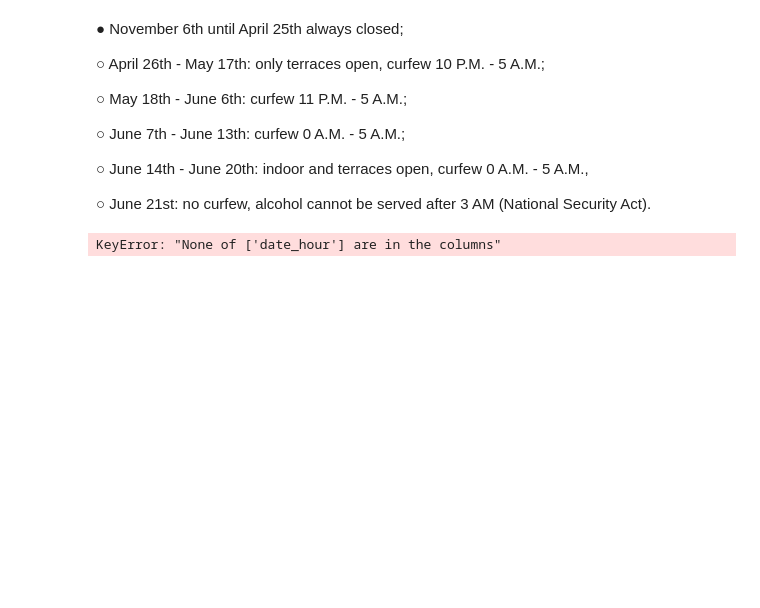
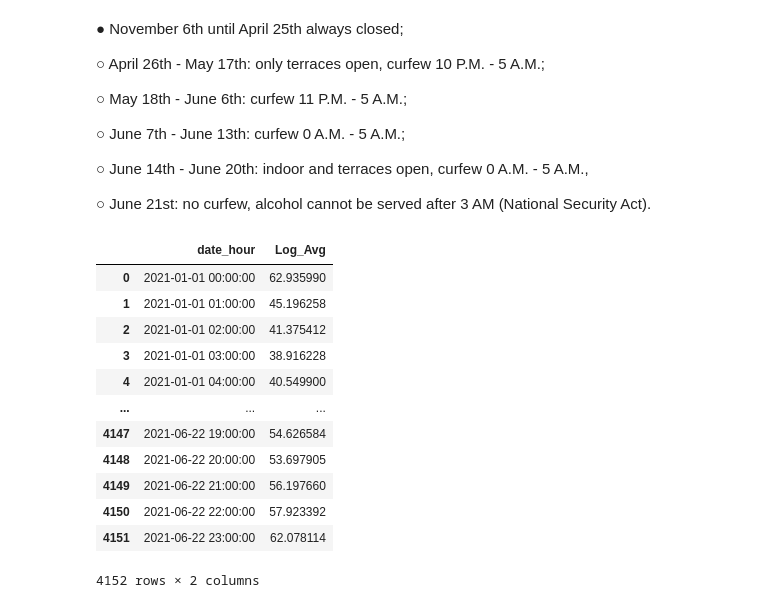
Before and after one commit to McNickSisto/world_data_league, a Jupyter notebook: stage_final/sisto_evaluating_impact.ipynb, the cells around one changed output. Cells and saved outputs as stored; diff of their text form; code cells hidden in the pictures; blank space fills up the shorter version.

```diff
--- a/stage_final/sisto_evaluating_impact.ipynb
+++ b/stage_final/sisto_evaluating_impact.ipynb
@@ -130,6 +130,3 @@ df_noise_2021
 | 4150 | 2021-06-22 | 22 | 54.5 | 55.6 | 63.9 | 2021-06-22 22:00:00 | 1 | 57.923392 |
 | 4151 | 2021-06-22 | 23 | 61.2 | 58.6 | 67.8 | 2021-06-22 23:00:00 | 1 | 62.078114 |
 4152 rows × 8 columns
-# %%
-df_noise_2021['date'] = df_noise_2021['date_hour'].dt.date
-df_noise_2021
@@ -222,9 +143,23 @@ df_noise_2021['Log_Avg'].isna().sum()
 
 ○ June 21st: no curfew, alcohol cannot be served after 3 AM (National
 Security Act).
-# %%
-df_noise_2021.drop(columns = ['Data', 'Ora'], inplace= True)
+# %%
+df_noise = df_noise_2021[['date_hour','Log_Avg']]
+# %%
+df_noise
+# %% [output]
+|  | date_hour | Log_Avg |
+| 0 | 2021-01-01 00:00:00 | 62.935990 |
+| 1 | 2021-01-01 01:00:00 | 45.196258 |
+| 2 | 2021-01-01 02:00:00 | 41.375412 |
+| 3 | 2021-01-01 03:00:00 | 38.916228 |
+| 4 | 2021-01-01 04:00:00 | 40.549900 |
+| ... | ... | ... |
+| 4147 | 2021-06-22 19:00:00 | 54.626584 |
+| 4148 | 2021-06-22 20:00:00 | 53.697905 |
+| 4149 | 2021-06-22 21:00:00 | 56.197660 |
+| 4150 | 2021-06-22 22:00:00 | 57.923392 |
+| 4151 | 2021-06-22 23:00:00 | 62.078114 |
+4152 rows × 2 columns
 # %%
-df_noise_2021_daily.set_index('date_hour', inplace=True)
+df_noise.set_index('date_hour', inplace = True)
-# %% [output]
-KeyError: "None of ['date_hour'] are in the columns"
```
Also changed, not shown: parts of 11 cells of this notebook.
